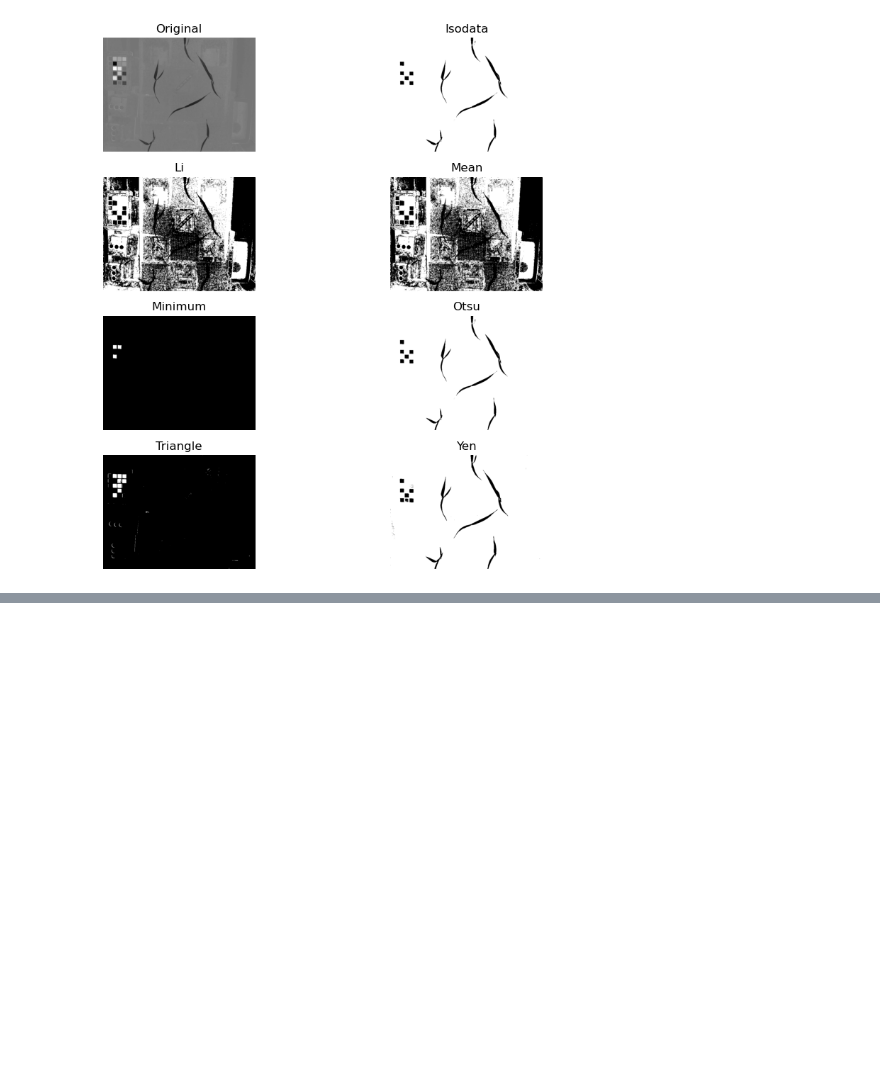
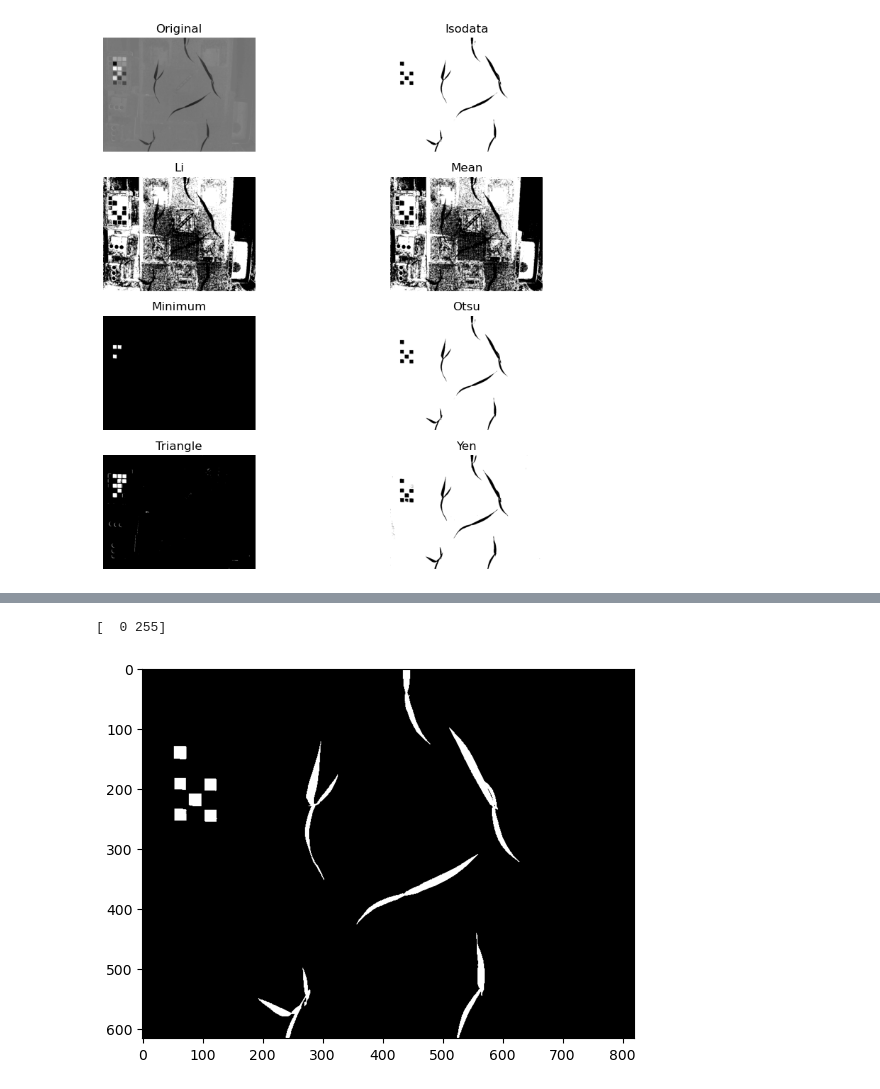
Before and after one commit to MST-Capstone2-MarsFarm/Tutorials, a Jupyter notebook: workflow/plantcv-tutorial-segment-image-series/index.ipynb, the cells around one changed output, grey strips where cells are left out. Drawn from its saved outputs; the diff is of its cells as text; code cells hidden in the pictures; blank space fills up the shorter version.

```diff
--- a/workflow/plantcv-tutorial-segment-image-series/index.ipynb
+++ b/workflow/plantcv-tutorial-segment-image-series/index.ipynb
@@ -96,0 +103,8 @@ isodata, otsu and yen all seem like good filters for calculating a threshold val
+# %%
+print(np.unique(thresholded_image))
+# %% [output]
+[  0 255]
+# %%
+a_fill = pcv.fill(bin_img=thresholded_image, size=100)
+# %% [output]
+[figure, added]
```
Also changed, not shown: parts of 5 cells of this notebook.
